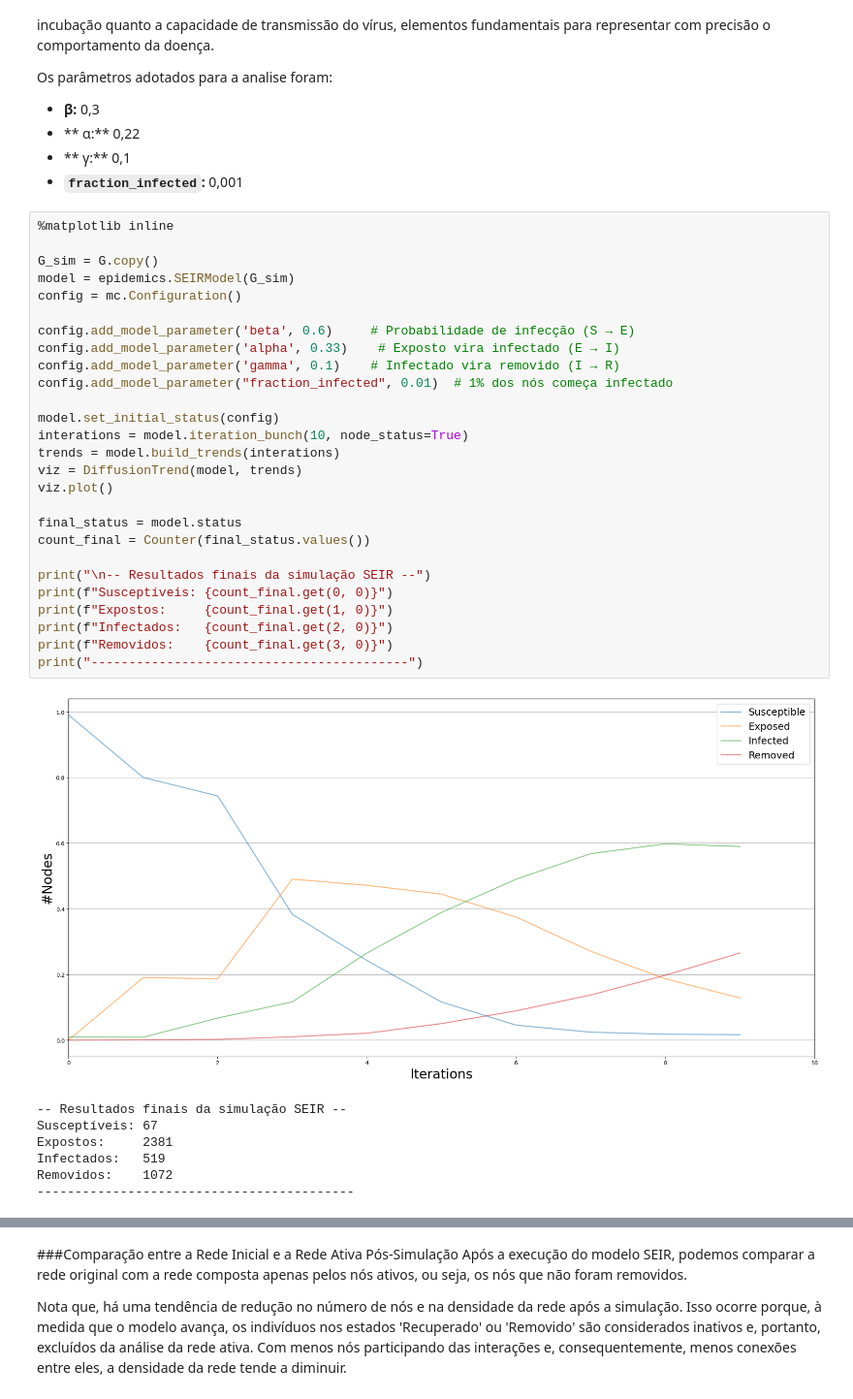
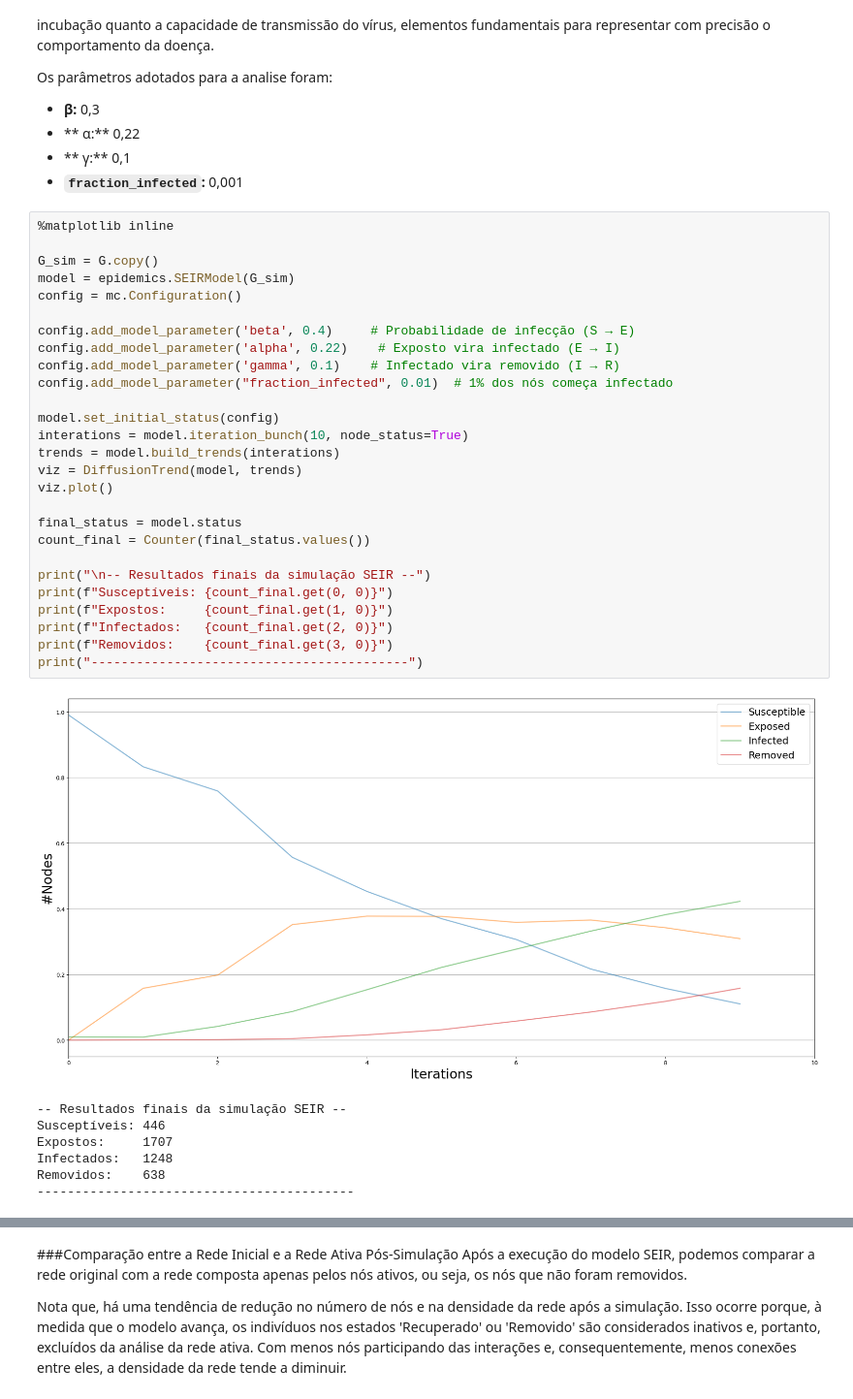
Before and after one commit to AllaneE/Simula-o-da-COVID-19, a Jupyter notebook: Simulação_da_COVID_19.ipynb, the cells around one changed output, grey strips where cells are left out. Shown at 97% size. Saved outputs shown, nothing was run; the diff lists cells and outputs as text.

```diff
--- a/Simulação_da_COVID_19.ipynb
+++ b/Simulação_da_COVID_19.ipynb
@@ -250,35 +253,35 @@ Os parâmetros adotados para a analise foram:
 # %%
 %matplotlib inline
 
 G_sim = G.copy()
 model = epidemics.SEIRModel(G_sim)
 config = mc.Configuration()
 
-config.add_model_parameter('beta', 0.6)     # Probabilidade de infecção (S → E)
-config.add_model_parameter('alpha', 0.33)    # Exposto vira infectado (E → I)
+config.add_model_parameter('beta', 0.4)     # Probabilidade de infecção (S → E)
+config.add_model_parameter('alpha', 0.22)    # Exposto vira infectado (E → I)
 config.add_model_parameter('gamma', 0.1)    # Infectado vira removido (I → R)
 config.add_model_parameter("fraction_infected", 0.01)  # 1% dos nós começa infectado
 
 model.set_initial_status(config)
 interations = model.iteration_bunch(10, node_status=True)
 trends = model.build_trends(interations)
 viz = DiffusionTrend(model, trends)
 viz.plot()
 
 final_status = model.status
 count_final = Counter(final_status.values())
 
 print("\n-- Resultados finais da simulação SEIR --")
 print(f"Susceptíveis: {count_final.get(0, 0)}")
 print(f"Expostos:     {count_final.get(1, 0)}")
 print(f"Infectados:   {count_final.get(2, 0)}")
 print(f"Removidos:    {count_final.get(3, 0)}")
 print("------------------------------------------")
 # %% [output]
-[figure, old version]
+[figure, new version]
 -- Resultados finais da simulação SEIR --
-Susceptíveis: 67
-Expostos:     2381
-Infectados:   519
-Removidos:    1072
+Susceptíveis: 446
+Expostos:     1707
+Infectados:   1248
+Removidos:    638
 ------------------------------------------
```
Also changed, not shown: parts of 10 cells of this notebook, 1 other file.
